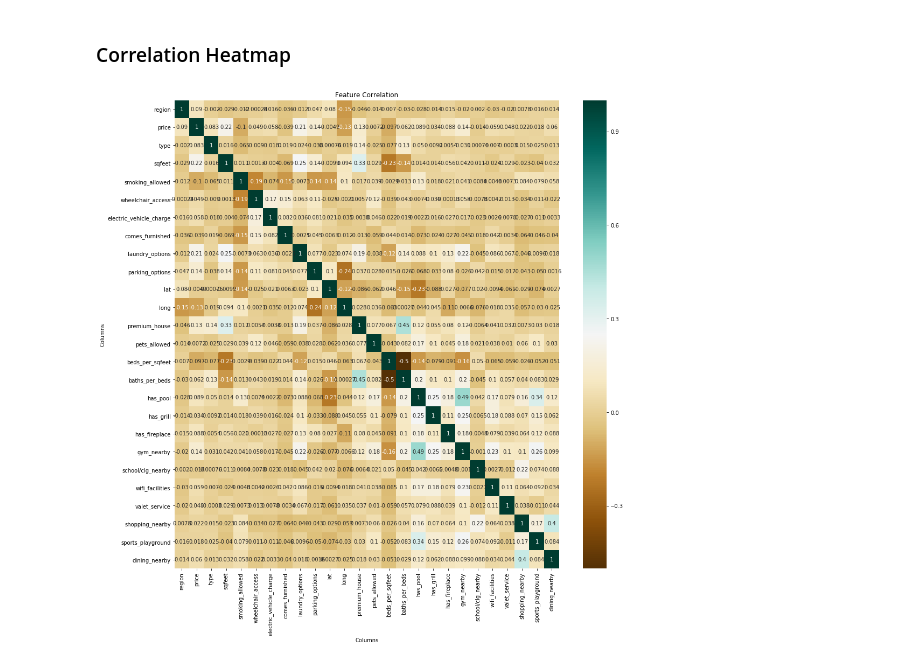
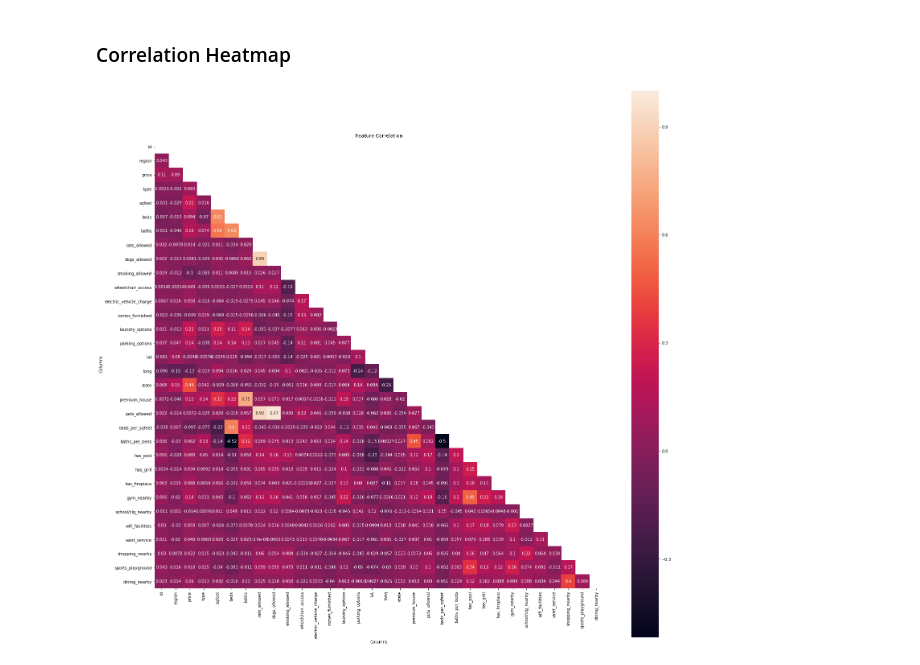
Before and after one commit to rekib0023/House-Rent-Prediction-Pipeline-Overview, a Jupyter notebook: Step-2 Feature Engineering.ipynb, the cells around one changed output. Saved outputs shown, nothing was run; the diff lists cells and outputs as text; code cells hidden in the pictures.

```diff
--- a/Step-2 Feature Engineering.ipynb
+++ b/Step-2 Feature Engineering.ipynb
@@ -63,7 +52,7 @@ pd.pandas.set_option('display.max_columns', None)
 import warnings
 warnings.simplefilter(action='ignore')
 # %%
-data = pd.read_csv('../dataset/housing_train.csv')
+data = pd.read_csv('dataset/housing_train.csv')
 data.shape
 # %% [output]
 (265190, 22)
@@ -108,4 +97,0 @@ def impute_missing_cat(data, var, modeof):
-# %%
-data["laundry_options"] = impute_missing_cat(data, "laundry_options", "type")
-data["parking_options"] = impute_missing_cat(data, "parking_options", "type")
-data = data.dropna(subset=["state", "description"],axis=0)
@@ -173,6 +133,8 @@ data.description[82226].lower()
 # %% [markdown]
 Let's get some intriguing new features
 # %%
+data.dropna(subset=['description','state'],axis=0,inplace=True)
+
 data['has_pool'] = data['description'].apply(lambda x: 1 if 'pool' in x.lower() or 'swimming' in x.lower() else 0)
 data['has_grill'] = data['description'].apply(lambda x: 1 if 'grill' in x.lower() or 'grilling' in x.lower() else 0)
 data['has_fireplace'] = data['description'].apply(lambda x: 1 if 'fireplace' in x.lower() or 'fire pits' in x.lower() else 0)
@@ -336,12 +338,25 @@ for feature in features:
     data_final[feature] = data_final[feature].astype(np.float64)
 # %% [markdown]
 ### Correlation Heatmap
-# %%
-fig, ax = plt.subplots(figsize=(16,16))
-sns.heatmap(data_final.corr(), annot=True, ax=ax, cmap='BrBG').set(
-    title = 'Feature Correlation', xlabel = 'Columns', ylabel = 'Columns')
-plt.show()
-# %% [output]
-[figure, removed]
+# %%
+corr_matrix = data.corr()
+mask = np.zeros_like(corr_matrix, dtype=np.bool)
+mask[np.triu_indices_from(mask)]= True
+
+fig, ax = plt.subplots(figsize=(25,25))
+
+sns.heatmap(corr_matrix,
+            annot=True,
+            square=True,
+            fmt='.2g',
+            mask=mask,
+            ax=ax).set(
+    title = 'Feature Correlation', xlabel = 'Columns', ylabel = 'Columns')
+
+ax.set_yticklabels(corr_matrix.columns, rotation = 0)
+ax.set_xticklabels(corr_matrix.columns)
+sns.set_style({'xtick.bottom': True}, {'ytick.left': True})
+# %% [output]
+[figure, added]
 # %%
 data_final.to_csv('data_cleaned.csv', index=False)
```
Also changed, not shown: parts of 26 cells of this notebook, 3 other files.
